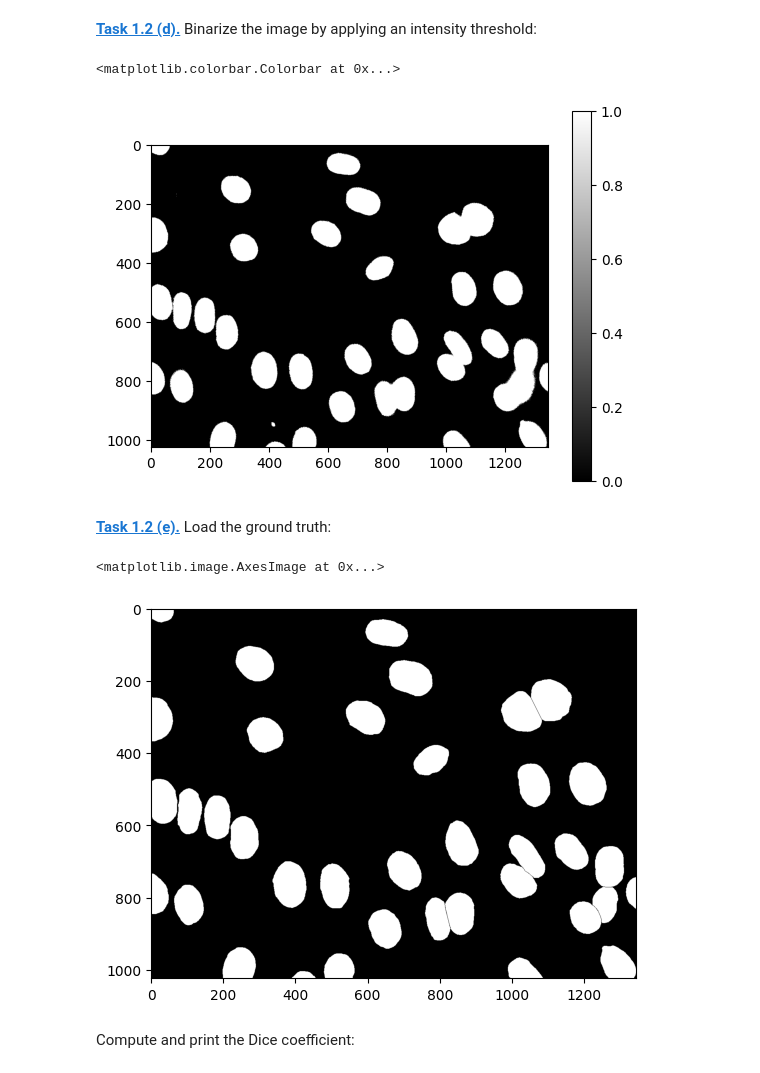
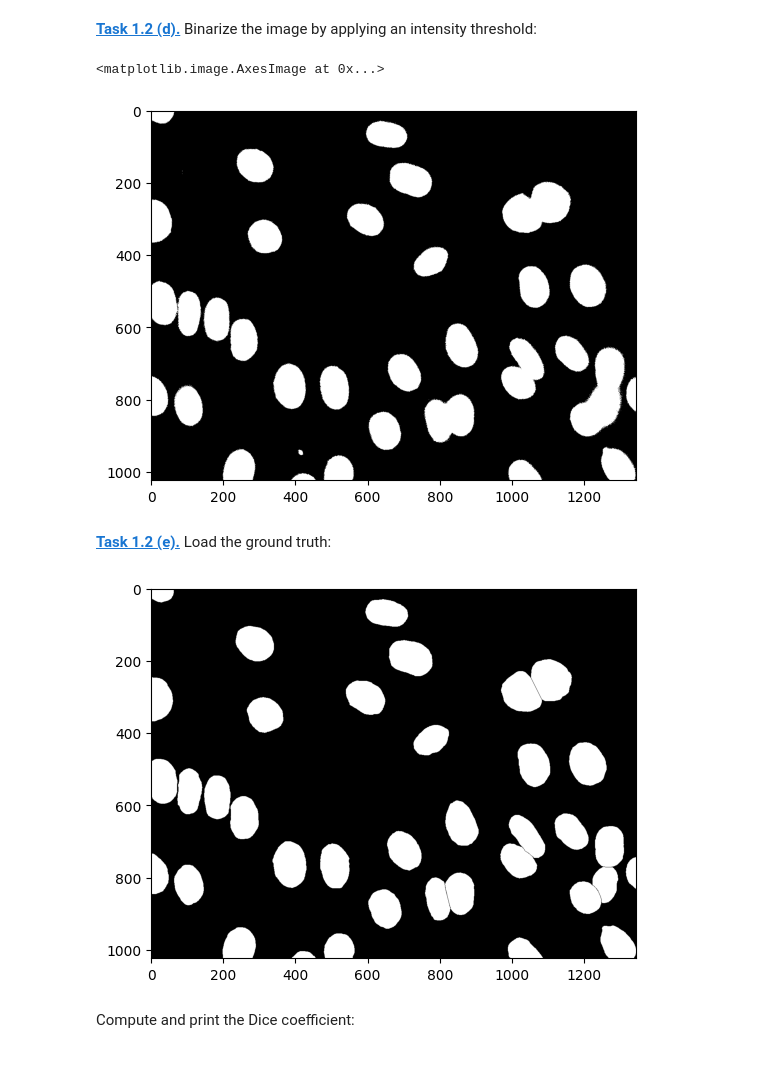
Before and after one commit to DavidLehmann004/Mobi-fs5-python, a Jupyter notebook: segm_threshold.ipynb, the cells around one changed output. Saved outputs shown, nothing was run; the diff lists cells and outputs as text; code cells hidden in the pictures.

Commit message:
Finish task seg_treshhold

```diff
--- a/segm_threshold.ipynb
+++ b/segm_threshold.ipynb
@@ -19,20 +18,19 @@ plt.colorbar()
 **[Task 1.2 (d).]()** Binarize the image by applying an intensity threshold:
 # %%
 tresh = 0.1
-
-binary = img > tresh
+binary = img >= tresh
+plt.figure()
 plt.imshow(binary, cmap='gray')
-plt.colorbar()
 # %% [output]
-<matplotlib.colorbar.Colorbar at 0x...>
+<matplotlib.image.AxesImage at 0x...>
-[figure, old version]
+[figure, new version]
 # %% [markdown]
 **[Task 1.2 (e).]()** Load the ground truth:
 # %%
-gt = plt.imread("data/NIH3T3/gt/0.png")
-plt.imshow(gt, cmap='gray')
+gt_float = plt.imread("data/NIH3T3/gt/0.png")
+plt.imshow(gt_float, cmap='gray')
+gt_bool = gt_float.astype(bool)
 # %% [output]
-<matplotlib.image.AxesImage at 0x...>
 [figure]
 # %% [markdown]
 Compute and print the Dice coefficient:
```
Also changed, not shown: parts of 2 cells of this notebook.
